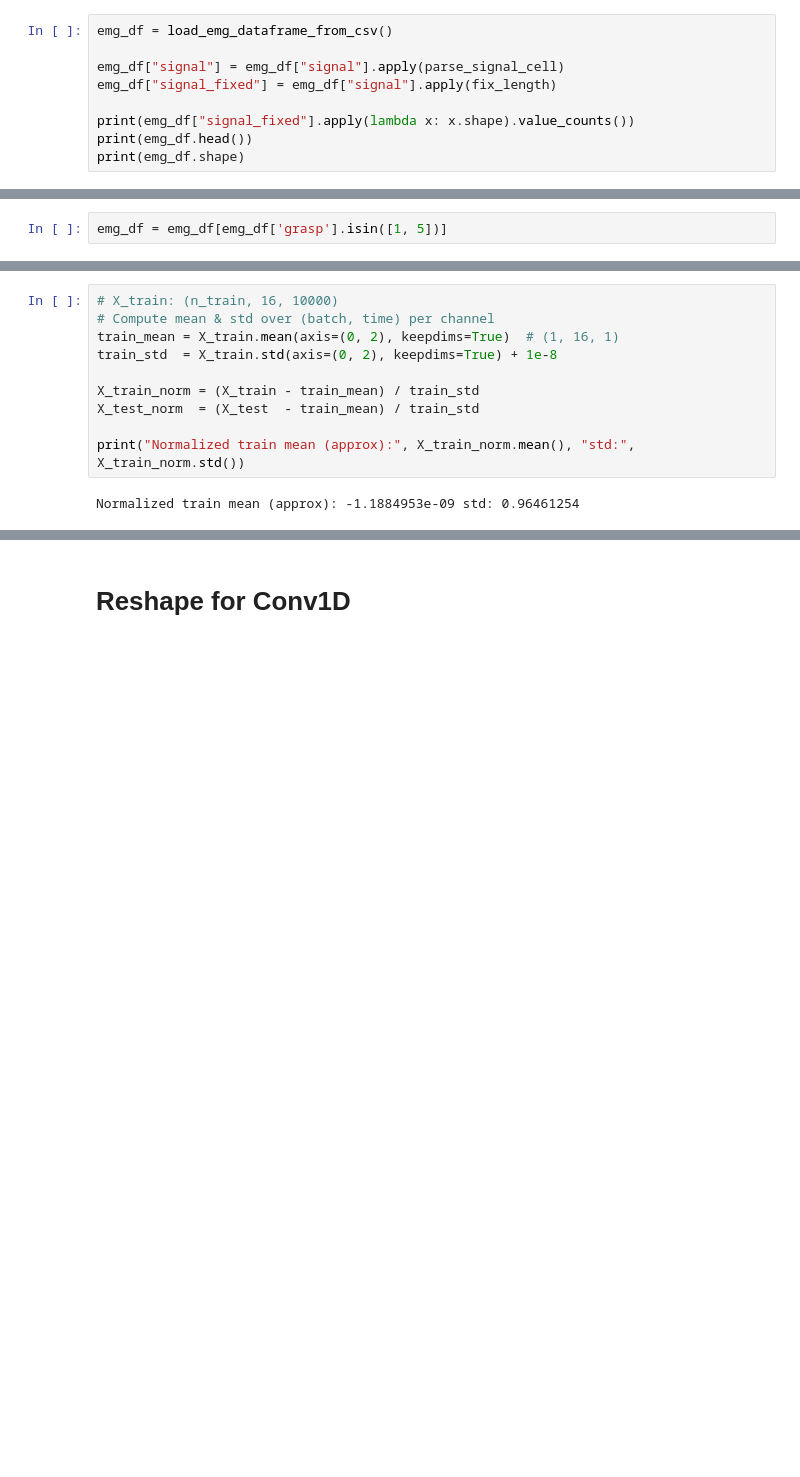
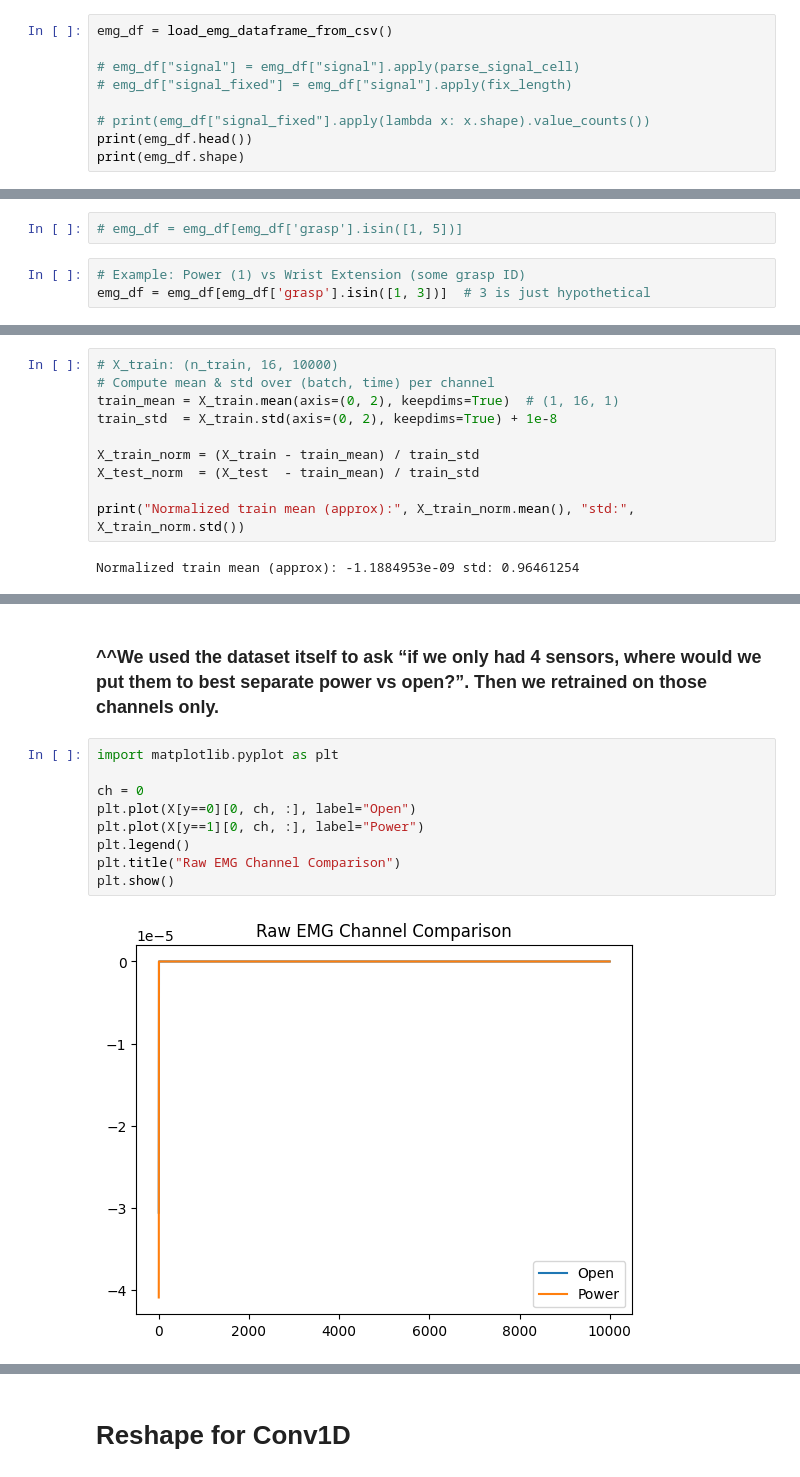
Before and after one commit to hildieleyser/Inkling, a Jupyter notebook: notebooks/EMG_Model.ipynb, the cells around one changed output, grey strips where cells are left out. Cells and saved outputs as stored; diff of their text form; blank space fills up the shorter version.

```diff
--- a/notebooks/EMG_Model.ipynb
+++ b/notebooks/EMG_Model.ipynb
@@ -117,10 +117,10 @@ def fix_length(arr: np.ndarray, target_len: int = 10000) -> np.ndarray:
 # %%
 emg_df = load_emg_dataframe_from_csv()
 
-emg_df["signal"] = emg_df["signal"].apply(parse_signal_cell)
-emg_df["signal_fixed"] = emg_df["signal"].apply(fix_length)
+# emg_df["signal"] = emg_df["signal"].apply(parse_signal_cell)
+# emg_df["signal_fixed"] = emg_df["signal"].apply(fix_length)
 
-print(emg_df["signal_fixed"].apply(lambda x: x.shape).value_counts())
+# print(emg_df["signal_fixed"].apply(lambda x: x.shape).value_counts())
 print(emg_df.head())
 print(emg_df.shape)
 # %% [output]
@@ -146,5 +186,8 @@ emg_df = emg_df.drop(columns = "Unnamed: 0")
 # %%
-emg_df = emg_df[emg_df['grasp'].isin([1, 5])]
+# emg_df = emg_df[emg_df['grasp'].isin([1, 5])]
+# %%
+# Example: Power (1) vs Wrist Extension (some grasp ID)
+emg_df = emg_df[emg_df['grasp'].isin([1, 3])]  # 3 is just hypothetical
 # %%
 emg_df['grasp'].value_counts()
 # %% [output]
@@ -230,0 +351,13 @@ Normalized train mean (approx): -1.1884953e-09 std: 0.96461254
+# %% [markdown]
+### ^^We used the dataset itself to ask “if we only had 4 sensors, where would we put them to best separate power vs open?”. Then we retrained on those channels only.
+# %%
+import matplotlib.pyplot as plt
+
+ch = 0
+plt.plot(X[y==0][0, ch, :], label="Open")
+plt.plot(X[y==1][0, ch, :], label="Power")
+plt.legend()
+plt.title("Raw EMG Channel Comparison")
+plt.show()
+# %% [output]
+[figure, added]
```
Also changed, not shown: parts of 26 cells of this notebook, 14 other files.
